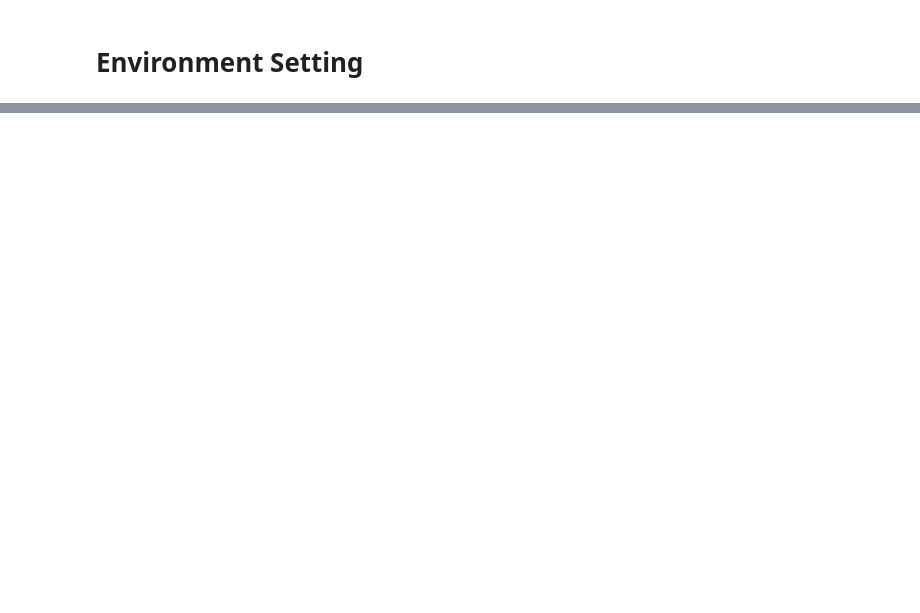
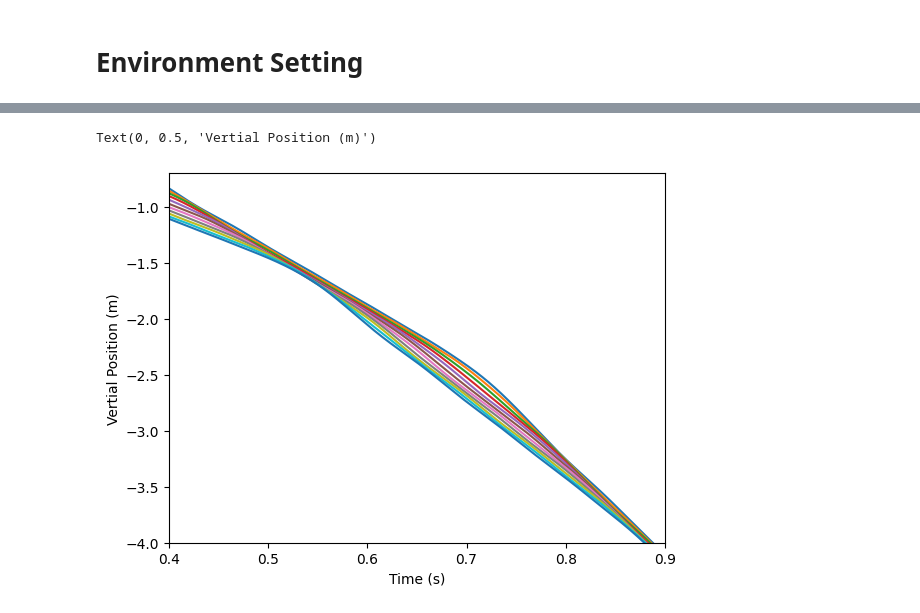
Before and after one commit to BrainConnection/Small_Project, a Jupyter notebook: Slinky Project.ipynb, the cells around one changed output, grey strips where cells are left out. Saved outputs shown, nothing was run; the diff lists cells and outputs as text; code cells hidden in the pictures; blank space fills up the shorter version.

```diff
--- a/Slinky Project.ipynb
+++ b/Slinky Project.ipynb
@@ -102,0 +358,13 @@ array([[-0.27059805,  0.65328148, -0.65328148,  0.27059805],
+# %%
+plt.figure()
+
+for i in range(N+1):
+  plt.plot(tlist, Y[i], label = '{0}'.format(i))
+
+plt.xlim(0.4,0.9)
+plt.ylim(-4,-0.7)
+plt.xlabel('Time (s)')
+plt.ylabel('Vertial Position (m)')
+# %% [output]
+Text(0, 0.5, 'Vertial Position (m)')
+[figure, added]
```
Also changed, not shown: parts of 27 cells of this notebook.
